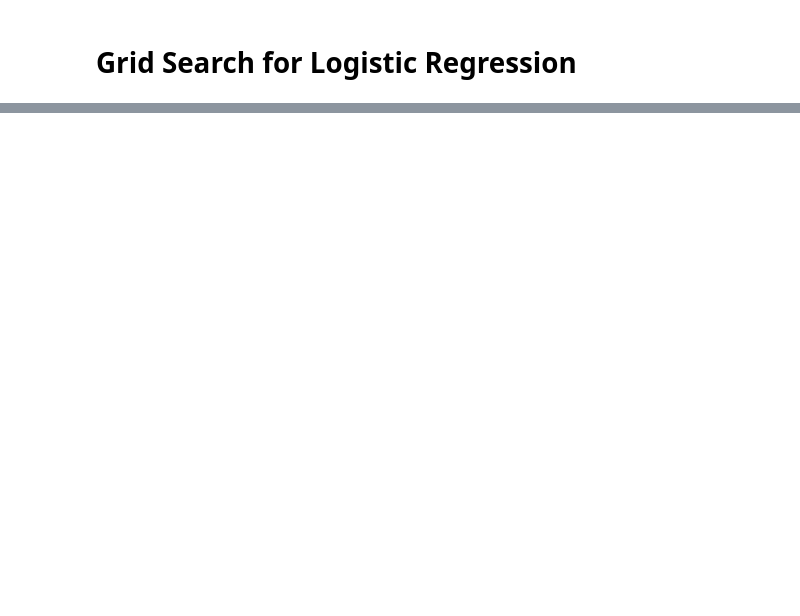
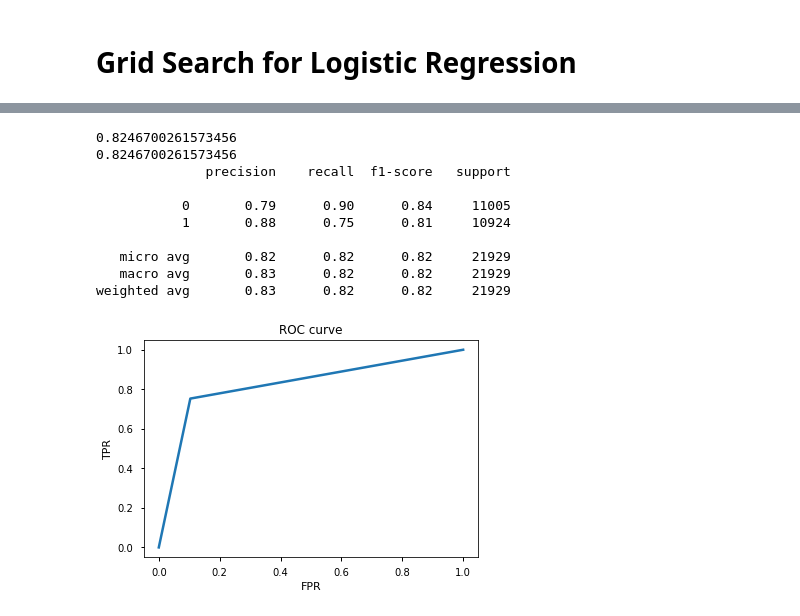
Before and after one commit to clydemendonca/greyatom-hackathon-1, a Jupyter notebook: Hackathon.ipynb, the cells around one changed output, grey strips where cells are left out. Cells and saved outputs as stored; diff of their text form; code cells hidden in the pictures; blank space fills up the shorter version.

```diff
--- a/Hackathon.ipynb
+++ b/Hackathon.ipynb
@@ -896,7 +916,7 @@ def grid_search_random_forrest_best(X, y):
     smote = SMOTE(kind='regular')
     X_sm, y_sm =  smote.fit_sample(X, y.ravel())
 #     print(X_sm.shape, y_sm.shape)
-    X_train, X_test, y_train, y_test = train_test_split(X_sm, y_sm, test_size=0.3, random_state=42, )
+    X_train, X_test, y_train, y_test = train_test_split(X_sm, y_sm, test_size=0.3, random_state=42)
     rfc = RandomForestClassifier(n_estimators=11, max_features='log2', max_depth=8, criterion='gini')
     rfc.fit(X_train, y_train)
     y_pred = rfc.predict(X_test)
@@ -904,4 +924,11 @@ def grid_search_random_forrest_best(X, y):
     print(auc(false_positive_rate, true_positive_rate))
     print(roc_auc_score(y_test, y_pred))
     print(classification_report(y_test, y_pred))
+    #fpr, tpr, _ = roc_curve(y_test, predictions[:,1])
+    plt.clf()
+    plt.plot(false_positive_rate, true_positive_rate)
+    plt.xlabel('FPR')
+    plt.ylabel('TPR')
+    plt.title('ROC curve')
+    plt.show()
 # %%
@@ -992,0 +1070,18 @@ svc_grid_search(X, y)
+# %%
+X1=X.copy()
+# %%
+X1 = X1.drop('duration',axis=1)
+# %%
+grid_search_random_forrest_best(X1, y)
+# %% [output]
+0.8246700261573456
+0.8246700261573456
+              precision    recall  f1-score   support
+
+           0       0.79      0.90      0.84     11005
+           1       0.88      0.75      0.81     10924
+
+   micro avg       0.82      0.82      0.82     21929
+   macro avg       0.83      0.82      0.82     21929
+weighted avg       0.83      0.82      0.82     21929
+[figure, added]
```
Also changed, not shown: parts of 65 cells of this notebook.
